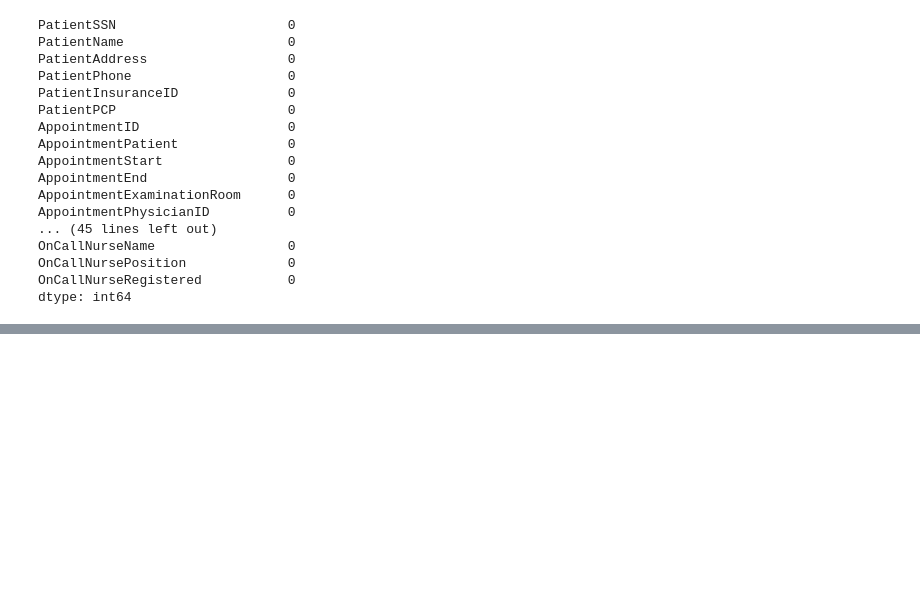
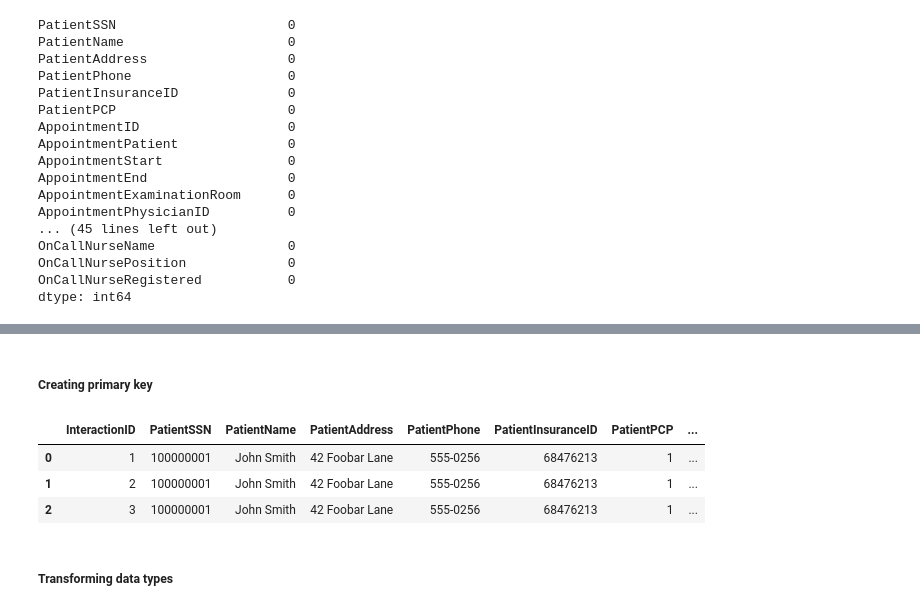
Before and after one commit to anhvi02/Hospital_DataPipeline, a Jupyter notebook: pipeline/pipeline.ipynb, the cells around one changed output, grey strips where cells are left out. Drawn from its saved outputs; the diff is of its cells as text; code cells hidden in the pictures; blank space fills up the shorter version.

```diff
--- a/pipeline/pipeline.ipynb
+++ b/pipeline/pipeline.ipynb
@@ -521,0 +599,12 @@ df_abnormal
+# %%
+def remove_duplicates(data, data_abnormal):
+    df_duplicates = data[data.duplicated(keep=False)]
+
+    # remove duplicates from df
+    data = data.drop_duplicates(keep=False)
+
+    # concatenate df_duplicates to df_abnormal
+    data_abnormal = pd.concat([data_abnormal, df_duplicates], ignore_index=True)
+    return data, data_abnormal
+
+df, df_abnormal = remove_duplicates(df, df_abnormal)
@@ -521,0 +619,16 @@ df_abnormal
+# %% [markdown]
+##### Creating primary key
+# %%
+#  creating key
+df['InteractionID'] = range(1, len(df) + 1)
+
+#  placing at the first place
+df.insert(0, 'InteractionID', df.pop('InteractionID'))
+df.head(3)
+# %% [output]
+|  | InteractionID | PatientSSN | PatientName | PatientAddress | PatientPhone | PatientInsuranceID | PatientPCP | ... |
+| 0 | 1 | 100000001 | John Smith | 42 Foobar Lane | 555-0256 | 68476213 | 1 | ... |
+| 1 | 2 | 100000001 | John Smith | 42 Foobar Lane | 555-0256 | 68476213 | 1 | ... |
+| 2 | 3 | 100000001 | John Smith | 42 Foobar Lane | 555-0256 | 68476213 | 1 | ... |
+# %% [markdown]
+##### Transforming data types
```
Also changed, not shown: parts of 39 cells of this notebook, 1 other file.
